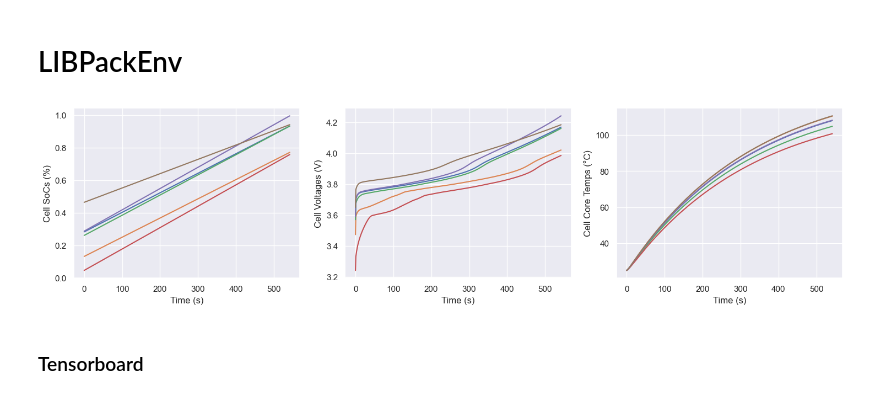
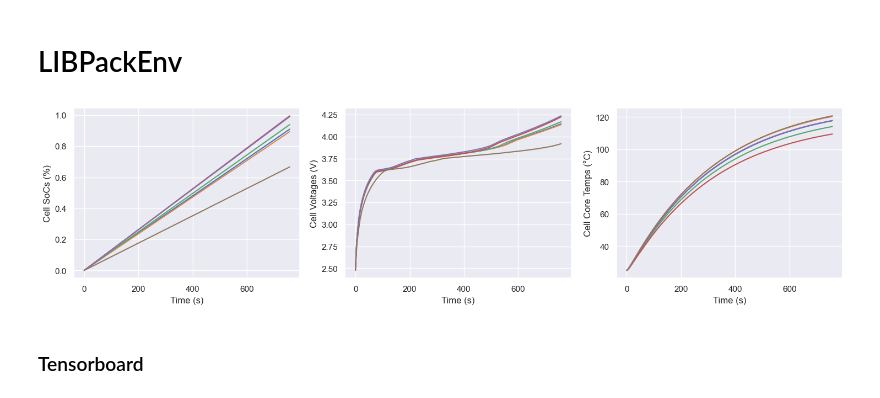
Before and after one commit to amirhosseinh77/Battery-Charging-DRL, a Jupyter notebook: LIB_Stablebaseline3.ipynb, the cells around one changed output. Saved outputs shown, nothing was run; the diff lists cells and outputs as text; code cells hidden in the pictures.

Commit message:
new figures

```diff
--- a/LIB_Stablebaseline3.ipynb
+++ b/LIB_Stablebaseline3.ipynb
@@ -21,35 +21,36 @@ import seaborn as sns
 sns.set_theme()
 
 env = LIBPackEnv('./LIBEnv/PANmodel.mat', number_of_cells=6, T=25, dt=1, use_switch=False)
 
 pack_res=[]
 rewards = []
-pack_res.append(env.reset(0)[0].reshape(3,6))
+env.reset(0)[0].reshape(3,6)
+env.pack.ECM.z_k = np.zeros((1,6))
 done = False
 while not done:
     next_state, reward, done, _, info = env.step(np.ones(7))
     pack_res.append(next_state.reshape(3,6))
     rewards.append(reward)
 
 pack_res = np.array(pack_res)
 plt.figure(figsize=(18,4))
 plt.subplot(1,3,1)
 plt.plot(pack_res[:,0,:])
 plt.xlabel('Time (s)')
 plt.ylabel('Cell SoCs (%)')
 plt.grid('on')
 plt.subplot(1,3,2)
 plt.plot(pack_res[:,1,:]*(env.max_voltage-env.min_voltage)+env.min_voltage)
 plt.xlabel('Time (s)')
 plt.ylabel('Cell Voltages (V)')
 plt.grid('on')
 plt.subplot(1,3,3)
 plt.plot(pack_res[:,2,:]*env.T)
 plt.xlabel('Time (s)')
 plt.ylabel('Cell Core Temps (°C)')
 plt.grid('on')
 # %% [output]
-[figure, old version]
+[figure, new version]
 # %% [markdown]
 ### Tensorboard
 # %%
```
Also changed, not shown: parts of 4 cells of this notebook, 2 other files.
